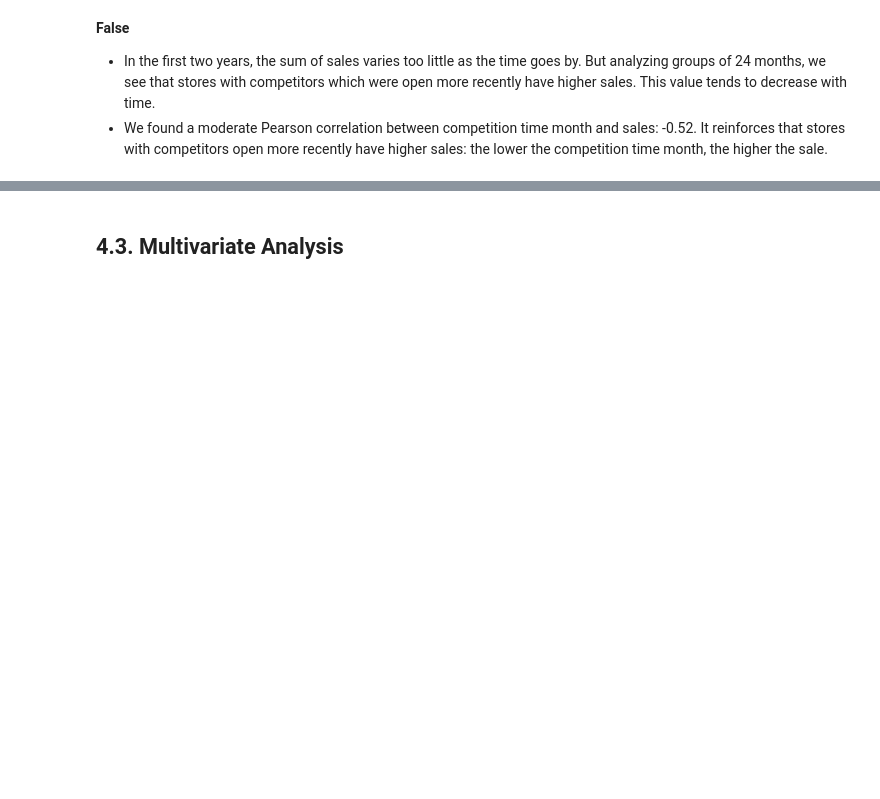
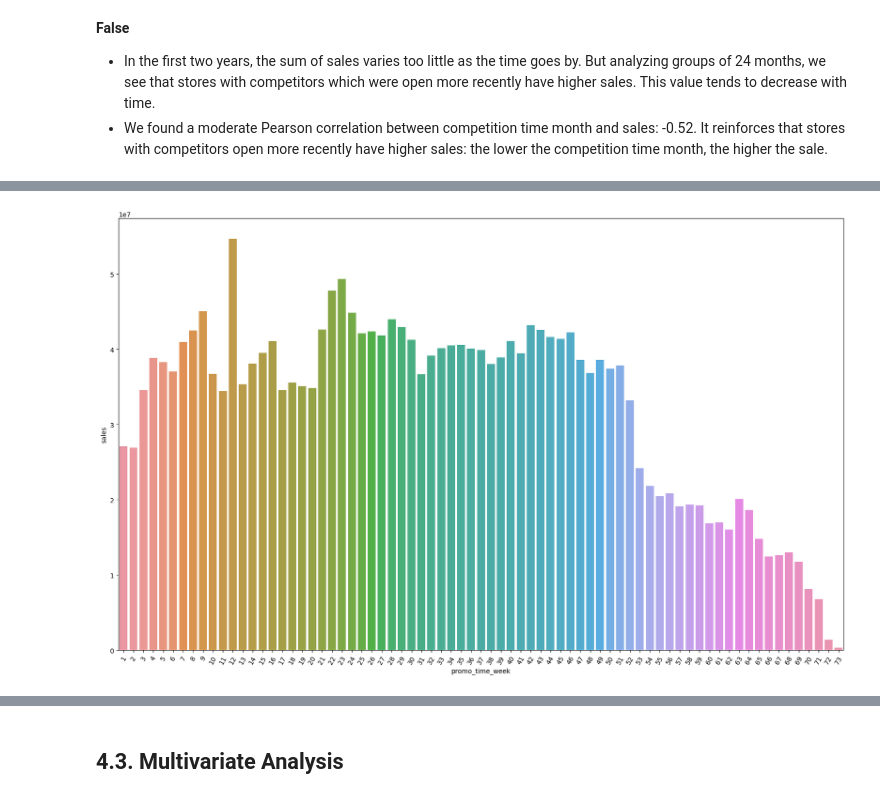
Before and after one commit to lucasquemelli/Rossman_Store_Sales, a Jupyter notebook: rossmann_store_sales.ipynb, the cells around one changed output, grey strips where cells are left out. Cells and saved outputs as stored; diff of their text form; code cells hidden in the pictures; blank space fills up the shorter version.

```diff
--- a/rossmann_store_sales.ipynb
+++ b/rossmann_store_sales.ipynb
@@ -1112,0 +1135,10 @@ sns.heatmap(aux1.corr(method="pearson"), mask = mask, annot=True);
+# %%
+aux1 = df4[df4["promo_time_week"] > 0]
+aux1 = aux1[["sales", "promo_time_week"]].groupby("promo_time_week").sum().reset_index()
+
+plt.figure(figsize = (20,12))
+
+sns.barplot(x="promo_time_week", y="sales", data=aux1)
+plt.xticks(rotation=60);
+# %% [output]
+[figure, added]
```
Also changed, not shown: parts of 5 cells of this notebook.
